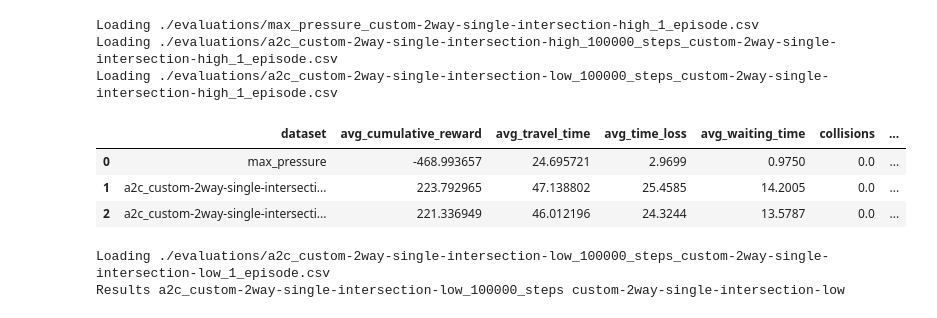
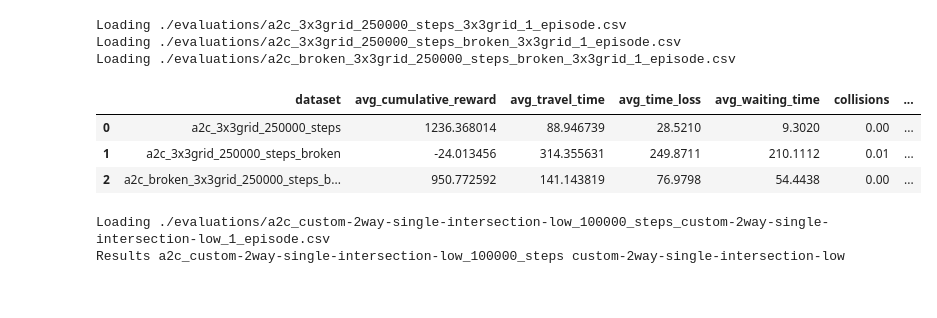
Before and after one commit to Ouroboros4991/MasterThesis2024, a Jupyter notebook: ac2_policy_comparision.ipynb, the cells around one changed output. Cells and saved outputs as stored; diff of their text form; code cells hidden in the pictures.

```diff
--- a/ac2_policy_comparision.ipynb
+++ b/ac2_policy_comparision.ipynb
@@ -22,20 +22,17 @@ from collections import defaultdict
 import math
 # %%
 BASE_FOLDER = './evaluations'
-MODEL_HIGH = "a2c_custom-2way-single-intersection-high_100000_steps"
-MODEL_LOW = "a2c_custom-2way-single-intersection-low_100000_steps"
+MODEL_HIGH = "a2c_broken_3x3grid_250000_steps"  # "a2c_custom-2way-single-intersection-high_100000_steps"
+MODEL_LOW = "a2c_3x3grid_250000_steps" # "a2c_custom-2way-single-intersection-low_100000_steps"
 # %%
 def to_tensor(obs):
     obs = np.asarray(obs)
     obs = torch.from_numpy(obs).float()
     return obs
 
-
-
-
 def load_data(prefix, traffic):
-    with open(f"./meta/{traffic}.json") as f:
-        meta_data = json.load(f)
+#     with open(f"./meta/{traffic}.json") as f:
+#         meta_data = json.load(f)
     def translate_action(action_dict):
         # TODO: add fix in evaluate script
         action_dict = ast.literal_eval(action_dict)
@@ -51,9 +48,9 @@ def load_data(prefix, traffic):
     df_single_episode = pd.read_csv(f'{BASE_FOLDER}/{prefix}_{traffic}_1_episode.csv')
     df_single_episode = df_single_episode.set_index('step')
     df_single_episode = df_single_episode.drop(columns=['cumulative_reward'])
-    df_single_episode["translated_action"]= df_single_episode['action'].apply(
-        lambda x: translate_action(x)
-    )
+#     df_single_episode["translated_action"]= df_single_episode['action'].apply(
+#         lambda x: translate_action(x)
+#     )
 
 
     df_multiple_episodes = pd.read_csv(f'{BASE_FOLDER}/{prefix}_{traffic}_100_episode.csv')
@@ -100,16 +93,16 @@ Loading ./evaluations/a2c_custom-2way-single-intersection-low_100000_steps_custo
 # %%
-traffic_scenario = 'custom-2way-single-intersection-high'
-prefix = ["max_pressure", MODEL_HIGH, MODEL_LOW]
+traffic_scenario = '3x3grid'
+prefix = [MODEL_LOW, f"{MODEL_LOW}_broken", f"{MODEL_HIGH}_broken"]
 datasets = [(p, load_data(p, traffic_scenario)[1]) for p in prefix]
 compare_datasets(datasets)
 # %% [output]
-Loading ./evaluations/max_pressure_custom-2way-single-intersection-high_1_episode.csv
-Loading ./evaluations/a2c_custom-2way-single-intersection-high_100000_steps_custom-2way-single-intersection-high_1_episode.csv
-Loading ./evaluations/a2c_custom-2way-single-intersection-low_100000_steps_custom-2way-single-intersection-high_1_episode.csv
+Loading ./evaluations/a2c_3x3grid_250000_steps_3x3grid_1_episode.csv
+Loading ./evaluations/a2c_3x3grid_250000_steps_broken_3x3grid_1_episode.csv
+Loading ./evaluations/a2c_broken_3x3grid_250000_steps_broken_3x3grid_1_episode.csv
 |  | dataset | avg_cumulative_reward | avg_travel_time | avg_time_loss | avg_waiting_time | collisions | ... |
-| 0 | max_pressure | -468.993657 | 24.695721 | 2.9699 | 0.9750 | 0.0 | ... |
-| 1 | a2c_custom-2way-single-intersecti... | 223.792965 | 47.138802 | 25.4585 | 14.2005 | 0.0 | ... |
-| 2 | a2c_custom-2way-single-intersecti... | 221.336949 | 46.012196 | 24.3244 | 13.5787 | 0.0 | ... |
+| 0 | a2c_3x3grid_250000_steps | 1236.368014 | 88.946739 | 28.5210 | 9.3020 | 0.00 | ... |
+| 1 | a2c_3x3grid_250000_steps_broken | -24.013456 | 314.355631 | 249.8711 | 210.1112 | 0.01 | ... |
+| 2 | a2c_broken_3x3grid_250000_steps_b... | 950.772592 | 141.143819 | 76.9798 | 54.4438 | 0.00 | ... |
 # %%
 traffic = "custom-2way-single-intersection-low"
 df_single_episode, _ = load_data(MODEL_LOW, traffic)
```
Also changed, not shown: parts of 1 cell of this notebook, 11 other files.
